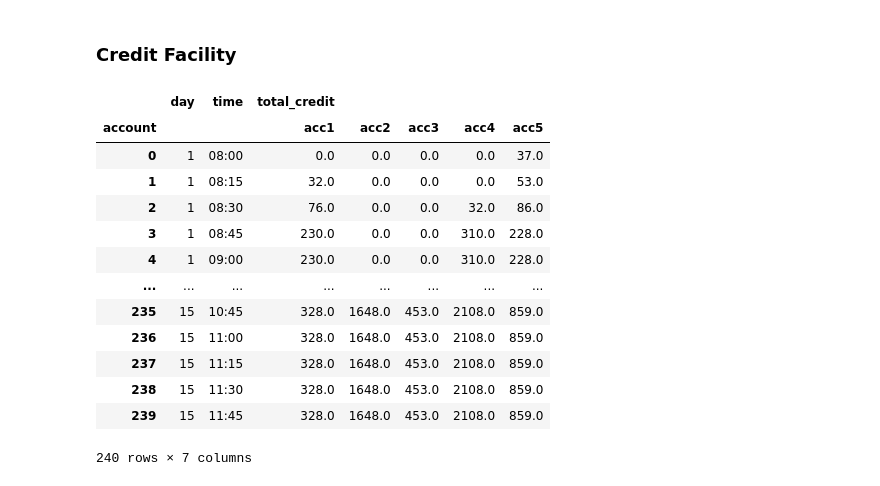
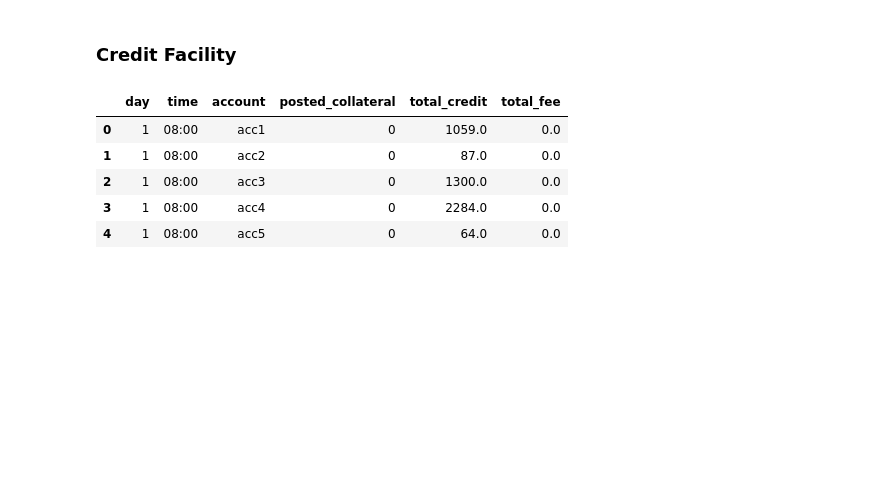
Before and after one commit to hanzholahs/PSSimPy-Use-Case-for-Bank-Failure, a Jupyter notebook: analysis.ipynb, the cells around one changed output. Saved outputs shown, nothing was run; the diff lists cells and outputs as text; code cells hidden in the pictures; blank space fills up the shorter version.

```diff
--- a/analysis.ipynb
+++ b/analysis.ipynb
@@ -209,27 +209,13 @@ plt.show()
 # %%
 cred_normal = pd.read_csv('sim-normal-credit_facility.csv')
 cred_stress = pd.read_csv('sim-stress-credit_facility.csv')
-
-cred_stress = cred_stress.pivot(index=['day', 'time'], columns=['account'], values=['total_credit'])
-cred_normal = cred_normal.pivot(index=['day', 'time'], columns=['account'], values=['total_credit'])
-
-cred_normal = cred_normal.reset_index()
-cred_stress = cred_stress.reset_index()
 # %%
-cred_normal
+cred_normal.head()
 # %% [output]
-|  | day | time | total_credit |  |  |  |  |
-| account |  |  | acc1 | acc2 | acc3 | acc4 | acc5 |
-| 0 | 1 | 08:00 | 0.0 | 0.0 | 0.0 | 0.0 | 37.0 |
-| 1 | 1 | 08:15 | 32.0 | 0.0 | 0.0 | 0.0 | 53.0 |
-| 2 | 1 | 08:30 | 76.0 | 0.0 | 0.0 | 32.0 | 86.0 |
-| 3 | 1 | 08:45 | 230.0 | 0.0 | 0.0 | 310.0 | 228.0 |
-| 4 | 1 | 09:00 | 230.0 | 0.0 | 0.0 | 310.0 | 228.0 |
-| ... | ... | ... | ... | ... | ... | ... | ... |
-| 235 | 15 | 10:45 | 328.0 | 1648.0 | 453.0 | 2108.0 | 859.0 |
-| 236 | 15 | 11:00 | 328.0 | 1648.0 | 453.0 | 2108.0 | 859.0 |
-| 237 | 15 | 11:15 | 328.0 | 1648.0 | 453.0 | 2108.0 | 859.0 |
-| 238 | 15 | 11:30 | 328.0 | 1648.0 | 453.0 | 2108.0 | 859.0 |
-| 239 | 15 | 11:45 | 328.0 | 1648.0 | 453.0 | 2108.0 | 859.0 |
+|  | day | time | account | posted_collateral | total_credit | total_fee |
+| 0 | 1 | 08:00 | acc1 | 0 | 1059.0 | 0.0 |
+| 1 | 1 | 08:00 | acc2 | 0 | 87.0 | 0.0 |
+| 2 | 1 | 08:00 | acc3 | 0 | 1300.0 | 0.0 |
+| 3 | 1 | 08:00 | acc4 | 0 | 2284.0 | 0.0 |
+| 4 | 1 | 08:00 | acc5 | 0 | 64.0 | 0.0 |
-240 rows × 7 columns
 # %%
```
Also changed, not shown: parts of 24 cells of this notebook.
